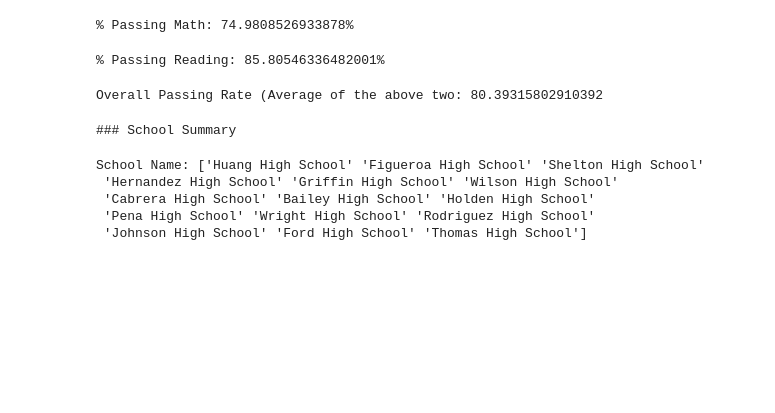
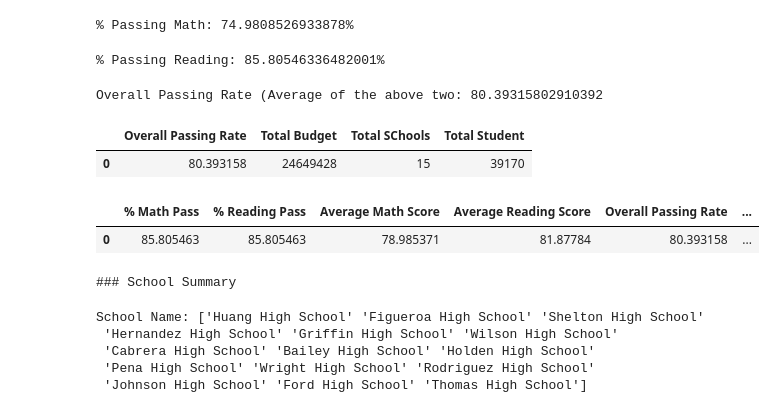
Before and after one commit to lisatian8/pandas-challenge, a Jupyter notebook: PyAcademy/PyCitySchools_starter.ipynb, the cells around one changed output. Saved outputs shown, nothing was run; the diff lists cells and outputs as text; code cells hidden in the pictures; blank space fills up the shorter version.

Commit message:
district done

```diff
--- a/PyAcademy/PyCitySchools_starter.ipynb
+++ b/PyAcademy/PyCitySchools_starter.ipynb
@@ -181,6 +181,26 @@ overallPassingRate = (percentPassMath + percentPassReading)/2
 print(f'Overall Passing Rate (Average of the above two: {overallPassingRate}')
 # %% [output]
 Overall Passing Rate (Average of the above two: 80.39315802910392
+# %%
+# Districtsummary
+district_df = pd.DataFrame([
+    {"Total SChools": totalSchool, "Total Student": totalStudent, "Total Budget" : totalBudget,
+     "Overall Passing Rate": overallPassingRate}
+])
+district_df
+# %% [output]
+|  | Overall Passing Rate | Total Budget | Total SChools | Total Student |
+| 0 | 80.393158 | 24649428 | 15 | 39170 |
+# %%
+# District Summary
+district_df = pd.DataFrame([
+    {"Total SChools": totalSchool, "Total Student": totalStudent, "Total Budget" : totalBudget, "Average Math Score" : averageMathScore, "Average Reading Score" : averageReadingScore,
+     "% Math Pass" : percentPassReading, "% Reading Pass" : percentPassReading ,"Overall Passing Rate": overallPassingRate}
+])
+district_df[0, :]
+# %% [output]
+|  | % Math Pass | % Reading Pass | Average Math Score | Average Reading Score | Overall Passing Rate | ... |
+| 0 | 85.805463 | 85.805463 | 78.985371 | 81.87784 | 80.393158 | ... |
 # %%
 ### School Summary
 print(f'### School Summary')
```
Also changed, not shown: parts of 3 cells of this notebook.
